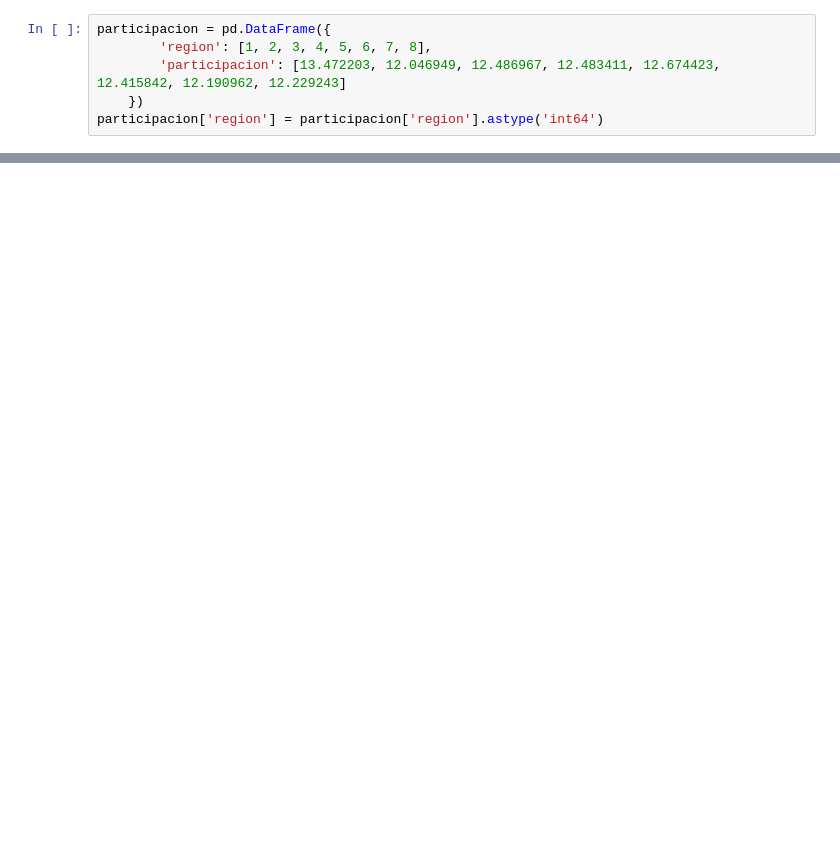
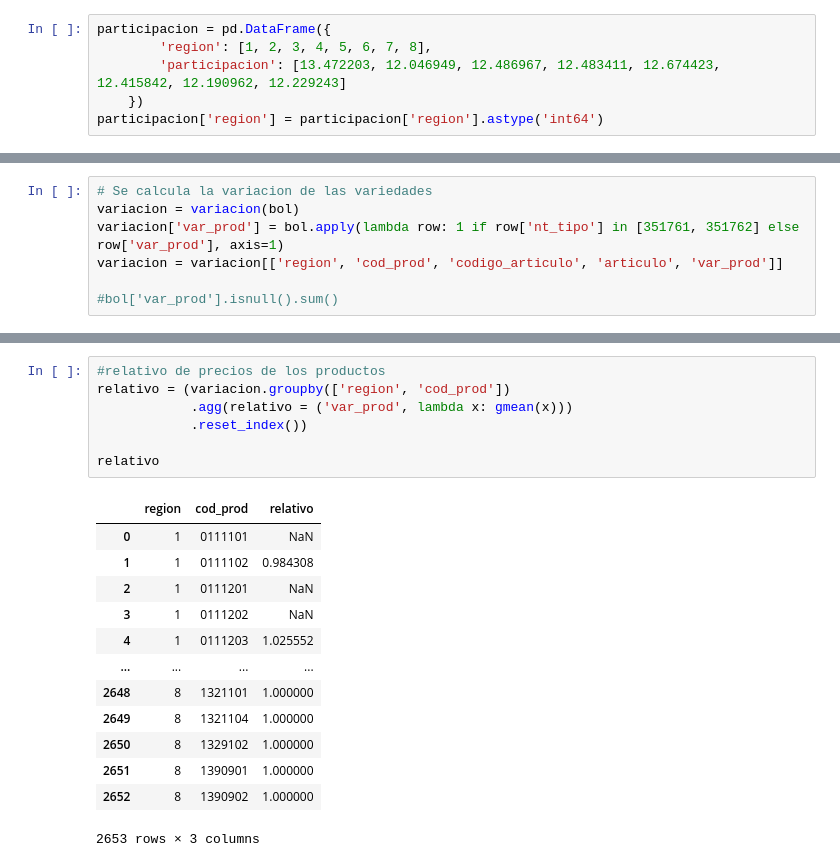
Before and after one commit to ShannonNCM/ComparacionCalculoIPC, a Jupyter notebook: python/ipc_python.ipynb, the cells around one changed output, grey strips where cells are left out. Cells and saved outputs as stored; diff of their text form; blank space fills up the shorter version.

Commit message:
new update in calculations

```diff
--- a/python/ipc_python.ipynb
+++ b/python/ipc_python.ipynb
@@ -94,0 +302,7 @@ boletas
+# %%
+# Se calcula la variacion de las variedades
+variacion = variacion(bol)
+variacion['var_prod'] = bol.apply(lambda row: 1 if row['nt_tipo'] in [351761, 351762] else row['var_prod'], axis=1)
+variacion = variacion[['region', 'cod_prod', 'codigo_articulo', 'articulo', 'var_prod']]
+
+#bol['var_prod'].isnull().sum()
@@ -94,0 +320,21 @@ boletas
+# %%
+#relativo de precios de los productos
+relativo = (variacion.groupby(['region', 'cod_prod'])
+            .agg(relativo = ('var_prod', lambda x: gmean(x)))
+            .reset_index())
+
+relativo
+# %% [output]
+|  | region | cod_prod | relativo |
+| 0 | 1 | 0111101 | NaN |
+| 1 | 1 | 0111102 | 0.984308 |
+| 2 | 1 | 0111201 | NaN |
+| 3 | 1 | 0111202 | NaN |
+| 4 | 1 | 0111203 | 1.025552 |
+| ... | ... | ... | ... |
+| 2648 | 8 | 1321101 | 1.000000 |
+| 2649 | 8 | 1321104 | 1.000000 |
+| 2650 | 8 | 1329102 | 1.000000 |
+| 2651 | 8 | 1390901 | 1.000000 |
+| 2652 | 8 | 1390902 | 1.000000 |
+2653 rows × 3 columns
```
Also changed, not shown: parts of 18 cells of this notebook, 6 other files.
